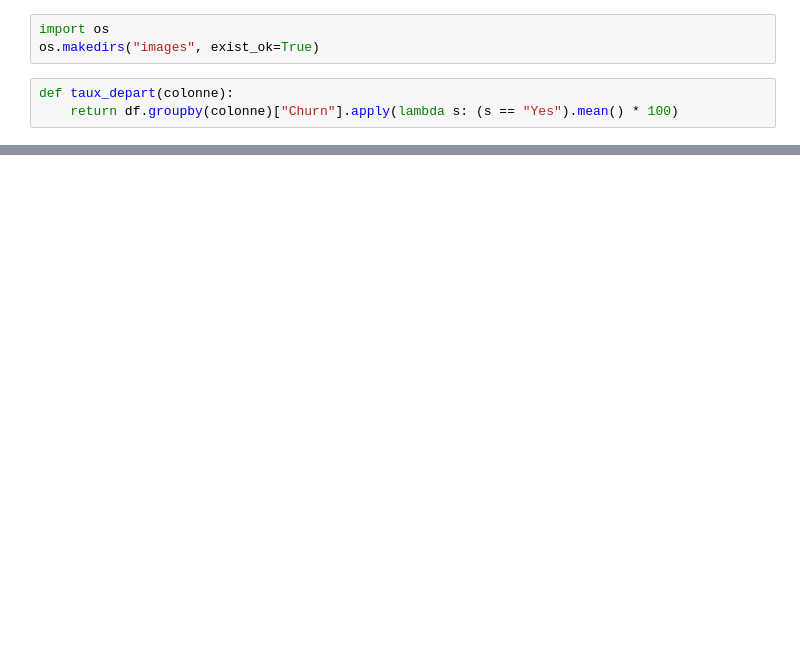
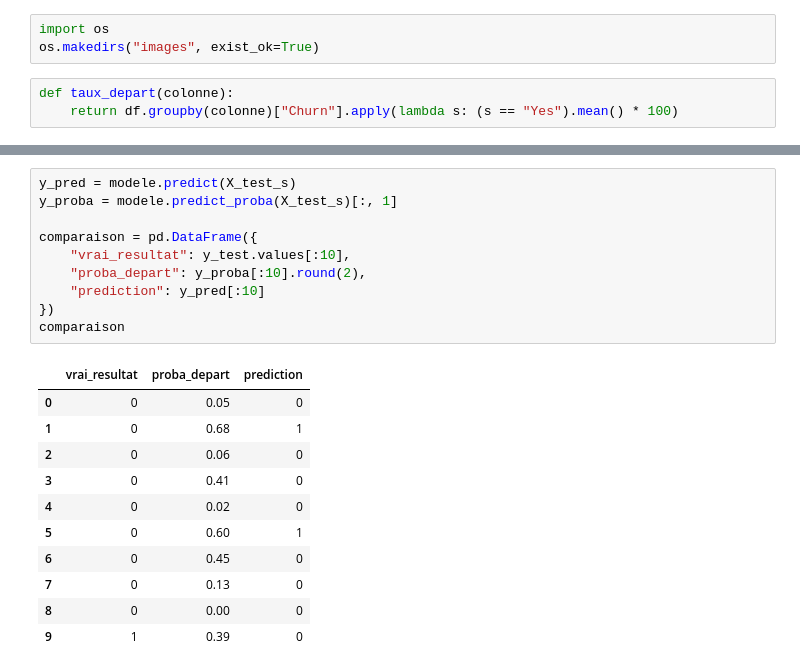
Before and after one commit to emnazayen8-ops/customer-churn-prediction, a Jupyter notebook: churn_projet.ipynb, the cells around one changed output, grey strips where cells are left out. Drawn from its saved outputs; the diff is of its cells as text; blank space fills up the shorter version.

```diff
--- a/churn_projet.ipynb
+++ b/churn_projet.ipynb
@@ -103,0 +417,22 @@ plt.show()
+# %%
+y_pred = modele.predict(X_test_s)
+y_proba = modele.predict_proba(X_test_s)[:, 1]
+
+comparaison = pd.DataFrame({
+    "vrai_resultat": y_test.values[:10],
+    "proba_depart": y_proba[:10].round(2),
+    "prediction": y_pred[:10]
+})
+comparaison
+# %% [output]
+|  | vrai_resultat | proba_depart | prediction |
+| 0 | 0 | 0.05 | 0 |
+| 1 | 0 | 0.68 | 1 |
+| 2 | 0 | 0.06 | 0 |
+| 3 | 0 | 0.41 | 0 |
+| 4 | 0 | 0.02 | 0 |
+| 5 | 0 | 0.60 | 1 |
+| 6 | 0 | 0.45 | 0 |
+| 7 | 0 | 0.13 | 0 |
+| 8 | 0 | 0.00 | 0 |
+| 9 | 1 | 0.39 | 0 |
```
Also changed, not shown: parts of 39 cells of this notebook.
